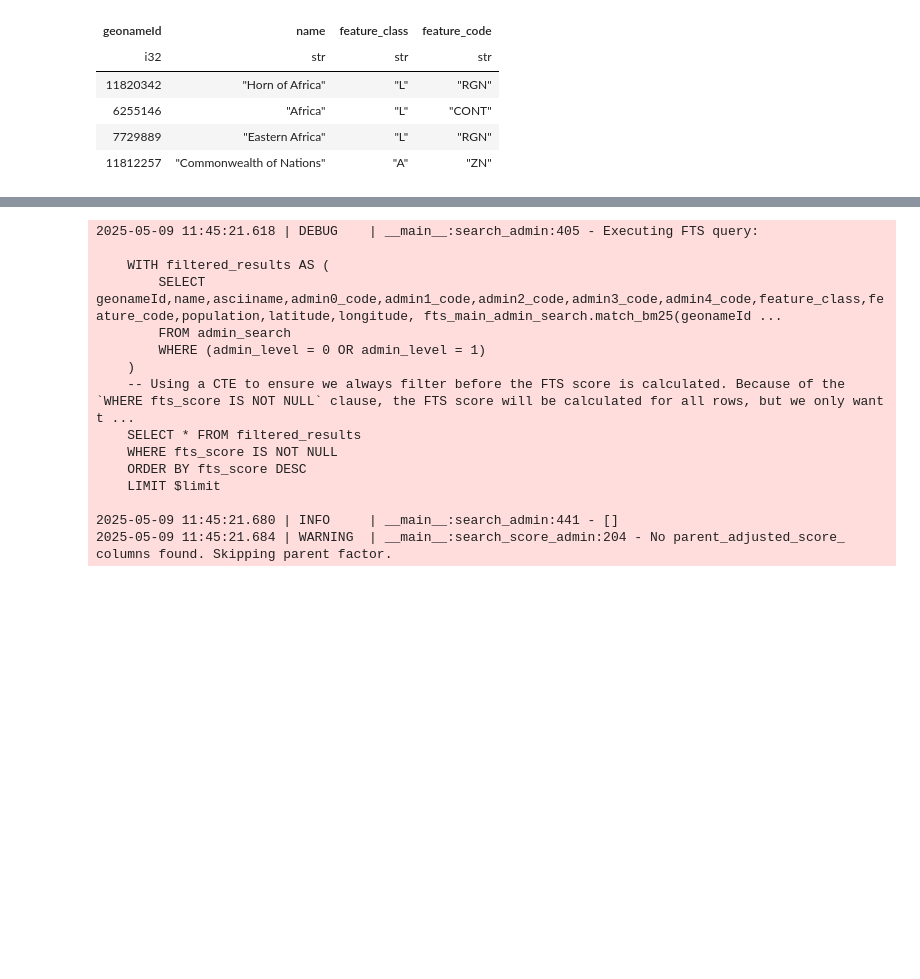
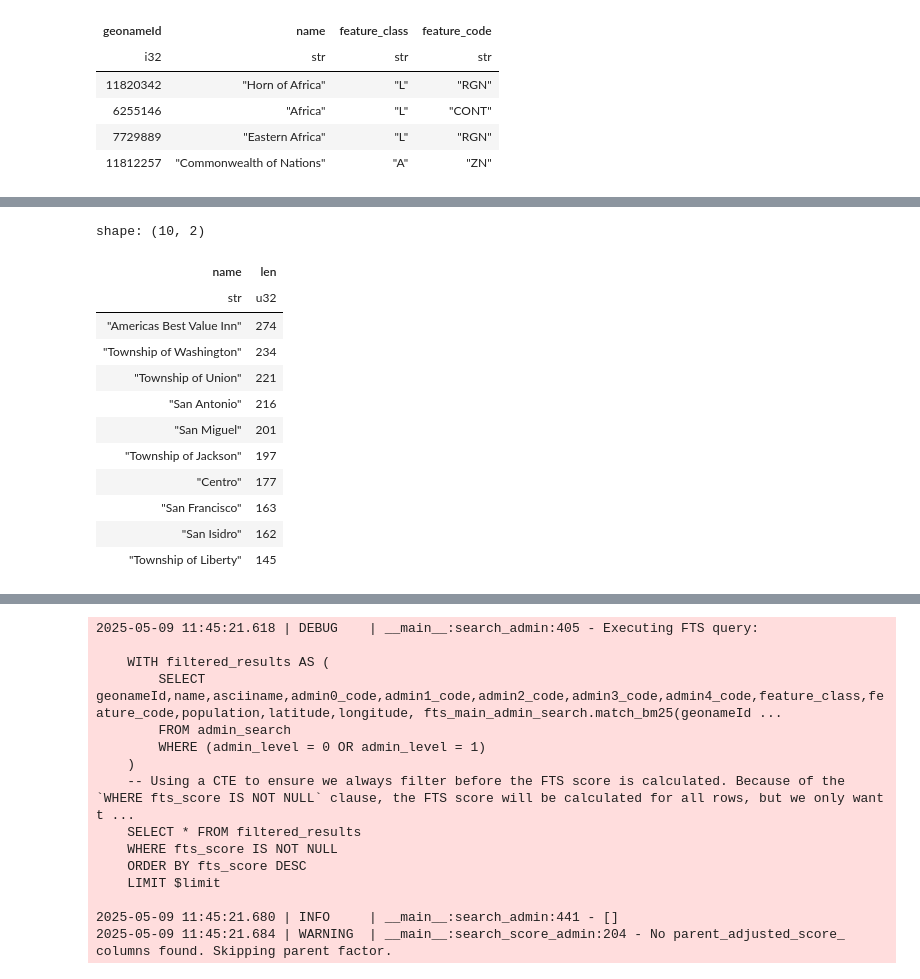
Before and after one commit to SamBroomy/heisenberg, a Jupyter notebook: test.ipynb, the cells around one changed output, grey strips where cells are left out. Drawn from its saved outputs; the diff is of its cells as text; code cells hidden in the pictures; blank space fills up the shorter version.

```diff
--- a/test.ipynb
+++ b/test.ipynb
@@ -1164,0 +1126,16 @@ build_places_search_table(con, overwrite=False)
+# %%
+df.group_by("name").agg(pl.len()).sort("len", descending=True).head(10)
+# %% [output]
+shape: (10, 2)
+| name | len |
+| str | u32 |
+| "Americas Best Value Inn" | 274 |
+| "Township of Washington" | 234 |
+| "Township of Union" | 221 |
+| "San Antonio" | 216 |
+| "San Miguel" | 201 |
+| "Township of Jackson" | 197 |
+| "Centro" | 177 |
+| "San Francisco" | 163 |
+| "San Isidro" | 162 |
+| "Township of Liberty" | 145 |
```
Also changed, not shown: parts of 10 cells of this notebook, 16 other files.
